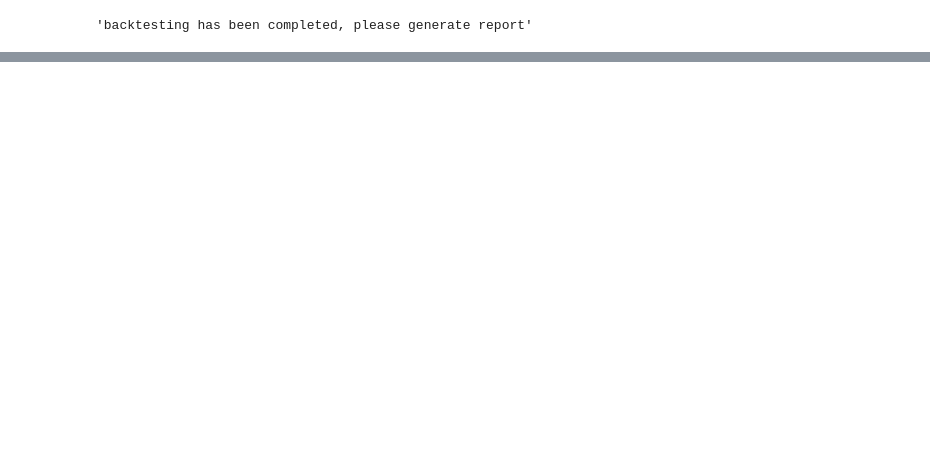
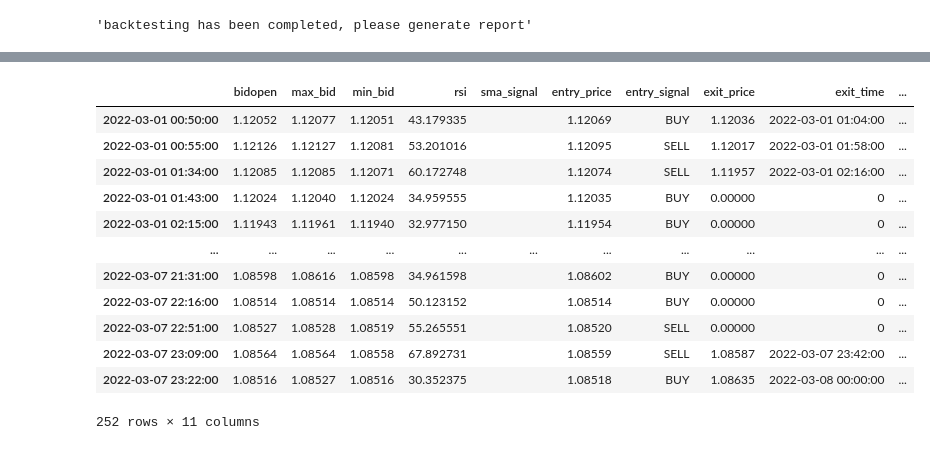
Before and after one commit to sonupal129/affinity, a Jupyter notebook: algo_test.ipynb, the cells around one changed output, grey strips where cells are left out. Cells and saved outputs as stored; diff of their text form; code cells hidden in the pictures; blank space fills up the shorter version.

```diff
--- a/algo_test.ipynb
+++ b/algo_test.ipynb
@@ -24,11 +30,11 @@ con
 # %%
 import datetime as dt
 from icecream import ic
-
+import socketio, engineio
 
 
 start = dt.datetime(2022,3,1)
-end = dt.datetime(2022,3,4)
+end = dt.datetime(2022,3,16)
 data = con.get_candles('EUR/USD', period='m1', start=start, end=end) #number=250 start=start, end=end
 # data.to_csv("mar.csv")
 data
@@ -35,3 +56,5 @@ data
+# %%
+kada = data.copy()
 # %%
 import pandas as pd
 def print_data(data, dataframe):
@@ -101,8 +124,7 @@ from IPython.display import display
 # data["SMA_SIGNAL"] =
 
 # len(data.index)
-
-# data
+data = kada
 # %%
 import importlib
 import strategy
@@ -879,7 +1097,7 @@ class SMAStrategy2Exit(BaseStrategy):
 #         ], axis=1)
 # dd
 # %%
-test_data = data.copy()[100:]
+test_data = data.copy()[20:]
 import backtest
 import strategy
 importlib.reload(strategy)
@@ -889,7 +1107,7 @@ importlib.reload(strategy)
 importlib.reload(backtest)
 
 
-sma_backtest = BackTestStrategy(SMAStrategy3, test_data, exit_strategy=SMAStrategy3Exit, target=0.0008,stoploss=0.0005, order_quantity=30000)
+sma_backtest = BackTestStrategy(SMAStrategy3, test_data, exit_strategy=RAJU, target=0.0008,stoploss=0.0005, order_quantity=30000)
 sma_backtest.start_backtesting()
 # %% [output]
 'backtesting has been completed, please generate report'
@@ -1000,36 +1240,16 @@ packet queue is empty, aborting
 # %%
-# ic| kd[kd["status"] == "SLP"].pl.sum(): 0.0
-# ic| kd[kd["status"] == "SLPR"].pl.sum(): -572.6999999999948
-# ic| kd[kd["status"] == "TGP"].pl.sum(): 417.3000000000159
-# ic| kd[kd["status"] == "SL"].pl.sum(): -52.80000000000618
-# ic
-# 2 Total Stoploss
-# 19 Total Target
-# 46 Total TGP
-# 0 Total SLP
-# 56 Total SLPR
-# 2 Total Stoploss
-# 65 Total Target
-# Total Amount Earned 247.5000000000027
-# From Date: 2022-01-24 13:19:00
-# To Date: 2022-01-27 23:58:00
-# (137, 12)
-# | kd[kd["status"] == "TG"].pl.sum(): 455.6999999999877
-
-# ic| kd[kd["status"] == "SLP"].pl.sum(): 0.0
-# ic| kd[kd["status"] == "SLPR"].pl.sum(): -572.6999999999948
-# ic| kd[kd["status"] == "TGP"].pl.sum(): 417.3000000000159
-# ic| kd[kd["status"] == "SL"].pl.sum(
-# 2 Total Stoploss
-# 19 Total Target
-# 46 Total TGP
-# 0 Total SLP
-# 56 Total SLPR
-# 2 Total Stoploss
-# 65 Total Target
-# Total Amount Earned 247.5000000000027
-# From Date: 2022-01-24 13:19:00
-# To Date: 2022-01-27 23:58:00
-# (137, 12)
-# ): -52.80000000000618
-# ic| kd[kd["status"] == "TG"].pl.sum(): 455.6999999999877
+kd
+# %% [output]
+|  | bidopen | max_bid | min_bid | rsi | sma_signal | entry_price | entry_signal | exit_price | exit_time | ... |
+| 2022-03-01 00:50:00 | 1.12052 | 1.12077 | 1.12051 | 43.179335 |  | 1.12069 | BUY | 1.12036 | 2022-03-01 01:04:00 | ... |
+| 2022-03-01 00:55:00 | 1.12126 | 1.12127 | 1.12081 | 53.201016 |  | 1.12095 | SELL | 1.12017 | 2022-03-01 01:58:00 | ... |
+| 2022-03-01 01:34:00 | 1.12085 | 1.12085 | 1.12071 | 60.172748 |  | 1.12074 | SELL | 1.11957 | 2022-03-01 02:16:00 | ... |
+| 2022-03-01 01:43:00 | 1.12024 | 1.12040 | 1.12024 | 34.959555 |  | 1.12035 | BUY | 0.00000 | 0 | ... |
+| 2022-03-01 02:15:00 | 1.11943 | 1.11961 | 1.11940 | 32.977150 |  | 1.11954 | BUY | 0.00000 | 0 | ... |
+| ... | ... | ... | ... | ... | ... | ... | ... | ... | ... | ... |
+| 2022-03-07 21:31:00 | 1.08598 | 1.08616 | 1.08598 | 34.961598 |  | 1.08602 | BUY | 0.00000 | 0 | ... |
+| 2022-03-07 22:16:00 | 1.08514 | 1.08514 | 1.08514 | 50.123152 |  | 1.08514 | BUY | 0.00000 | 0 | ... |
+| 2022-03-07 22:51:00 | 1.08527 | 1.08528 | 1.08519 | 55.265551 |  | 1.08520 | SELL | 0.00000 | 0 | ... |
+| 2022-03-07 23:09:00 | 1.08564 | 1.08564 | 1.08558 | 67.892731 |  | 1.08559 | SELL | 1.08587 | 2022-03-07 23:42:00 | ... |
+| 2022-03-07 23:22:00 | 1.08516 | 1.08527 | 1.08516 | 30.352375 |  | 1.08518 | BUY | 1.08635 | 2022-03-08 00:00:00 | ... |
+252 rows × 11 columns
```
Also changed, not shown: parts of 13 cells of this notebook, 27 other files.
